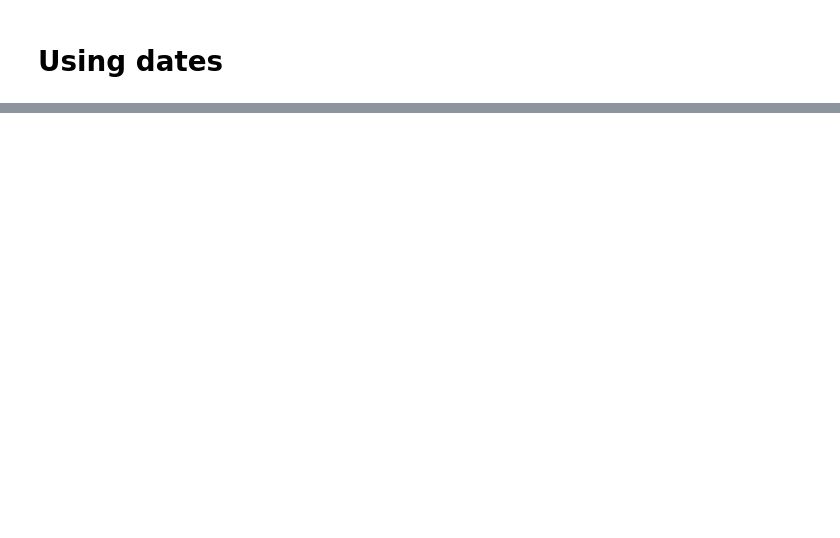
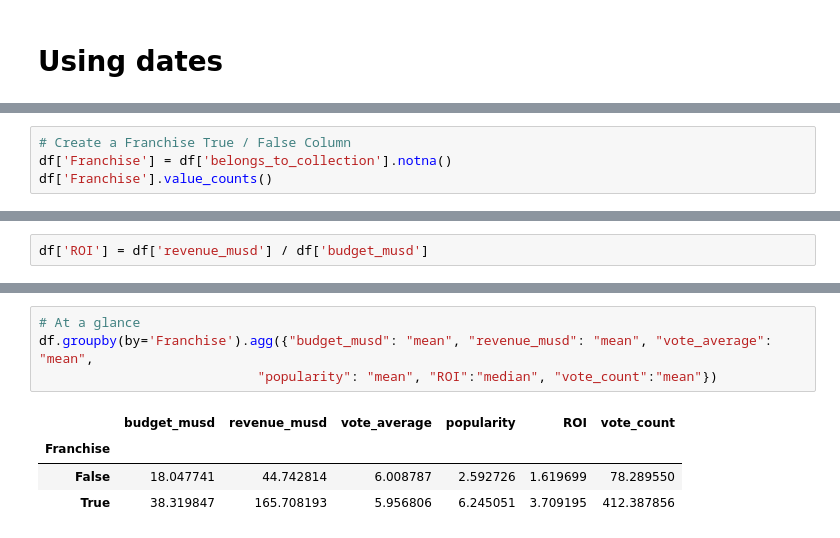
Before and after one commit to mattyapers/Movies_EDA, a Jupyter notebook: Movies_EDA_1.ipynb, the cells around one changed output, grey strips where cells are left out. Saved outputs shown, nothing was run; the diff lists cells and outputs as text; blank space fills up the shorter version.

```diff
--- a/Movies_EDA_1.ipynb
+++ b/Movies_EDA_1.ipynb
@@ -474,0 +599,4 @@ HTML(df[mask_actor & mask_director][['title','poster_path','revenue_musd']].to_h
+# %%
+# Create a Franchise True / False Column
+df['Franchise'] = df['belongs_to_collection'].notna()
+df['Franchise'].value_counts()
@@ -474,0 +610,2 @@ HTML(df[mask_actor & mask_director][['title','poster_path','revenue_musd']].to_h
+# %%
+df['ROI'] = df['revenue_musd'] / df['budget_musd']
@@ -474,0 +664,9 @@ HTML(df[mask_actor & mask_director][['title','poster_path','revenue_musd']].to_h
+# %%
+# At a glance
+df.groupby(by='Franchise').agg({"budget_musd": "mean", "revenue_musd": "mean", "vote_average": "mean",
+                            "popularity": "mean", "ROI":"median", "vote_count":"mean"})
+# %% [output]
+|  | budget_musd | revenue_musd | vote_average | popularity | ROI | vote_count |
+| Franchise |  |  |  |  |  |  |
+| False | 18.047741 | 44.742814 | 6.008787 | 2.592726 | 1.619699 | 78.289550 |
+| True | 38.319847 | 165.708193 | 5.956806 | 6.245051 | 3.709195 | 412.387856 |
```
Also changed, not shown: parts of 19 cells of this notebook.
